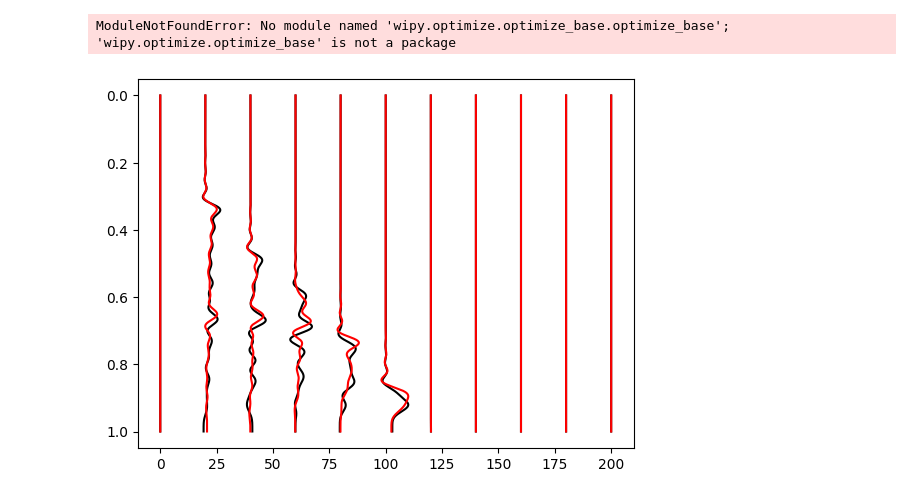
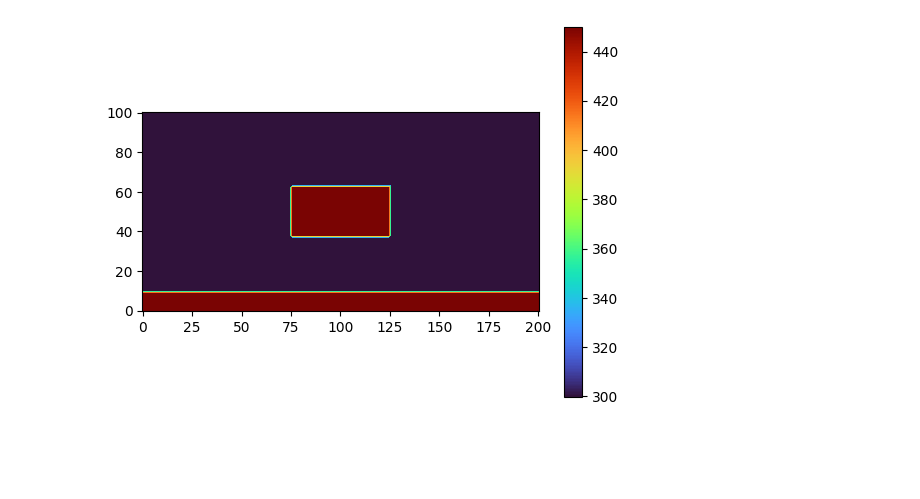
Before and after one commit to Ben-J-Eppinger/WIPY, a Jupyter notebook: Examples/box/output_analysis.ipynb, the cells around one changed output. Drawn from its saved outputs; the diff is of its cells as text; code cells hidden in the pictures; blank space fills up the shorter version.

```diff
--- a/Examples/box/output_analysis.ipynb
+++ b/Examples/box/output_analysis.ipynb
@@ -0,0 +38,7 @@
+# %%
+model_init_path = base_path + "model_init"
+pars = ["x", "z", "rho", "vp", "vs"]
+
+model_init = utils.load_model(model_init_path, pars)
+
+utils.plot_model_fast(model_init, 0.5, 'vp')
@@ -0,0 +47,10 @@
+# %%
+par = "vp"
+
+model_final_path = base_path + "OUTPUT/model_" + "{:04d}".format(n_iters)
+
+model_final = utils.load_model(model_path=model_final_path, pars=[par])
+
+model_final = model_init | model_final
+
+utils.plot_model_fast(model_final, 0.5, par)
@@ -1,12 +59,12 @@
+# %%
+model_true_path = base_path + "model_true"
+
+model_true = utils.load_model(model_path=model_true_path, pars=pars)
+
+utils.plot_model_fast(model_true, 0.5, 'vp')
+# %% [output]
+[figure, added]
 # %%
-from wipy.wipy_utils import utils
-import numpy as np
-from matplotlib import pyplot as plt
-import obspy
-
-n_events = 10
-n_iters = 14
-
 def sum_residuals(base_path, n_events) -> float:
     """
     reads the residuals in and summs the residuals from multiple events together
@@ -21,21 +79,3 @@ def sum_residuals(base_path, n_events) -> float:
     misfit /= n_events
 
     return misfit
-
-# base_path = "/home/beneppinger/WIPY_tests/OUTPUT/residuals_0001/"
-# %% [output]
-ModuleNotFoundError: No module named 'wipy.optimize.optimize_base.optimize_base'; 'wipy.optimize.optimize_base' is not a package
-# %%
-gather_names = "Uz_file_single_d.su_proc"
-
-path1 = "/home/beneppinger/WIPY_tests/OUTPUT/traces_0000/traces/obs/000000/" + gather_names
-path2 = "/home/beneppinger/WIPY_tests/OUTPUT/traces_0000/traces/syn/000000/" + gather_names
-
-obs = obspy.read(path1, format="SU")
-syn = obspy.read(path2, format="SU")
-
-utils.plot_traces(obs, gain=10)
-utils.plot_traces(syn, gain=10, line_spec="r-")
-plt.gca().invert_yaxis()
-# %% [output]
-[figure, removed]
```
Also changed, not shown: parts of 11 cells of this notebook, 2 other files.
